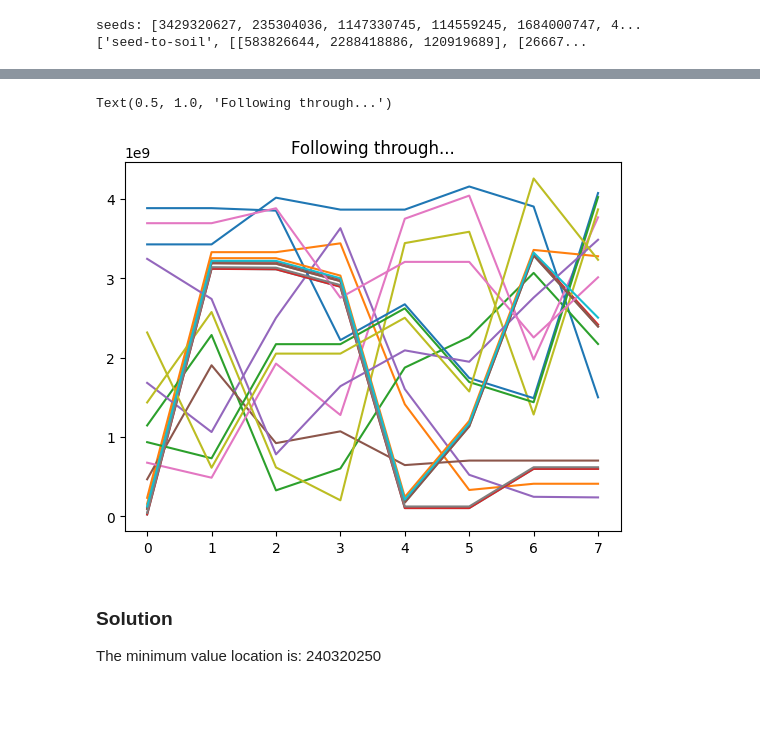
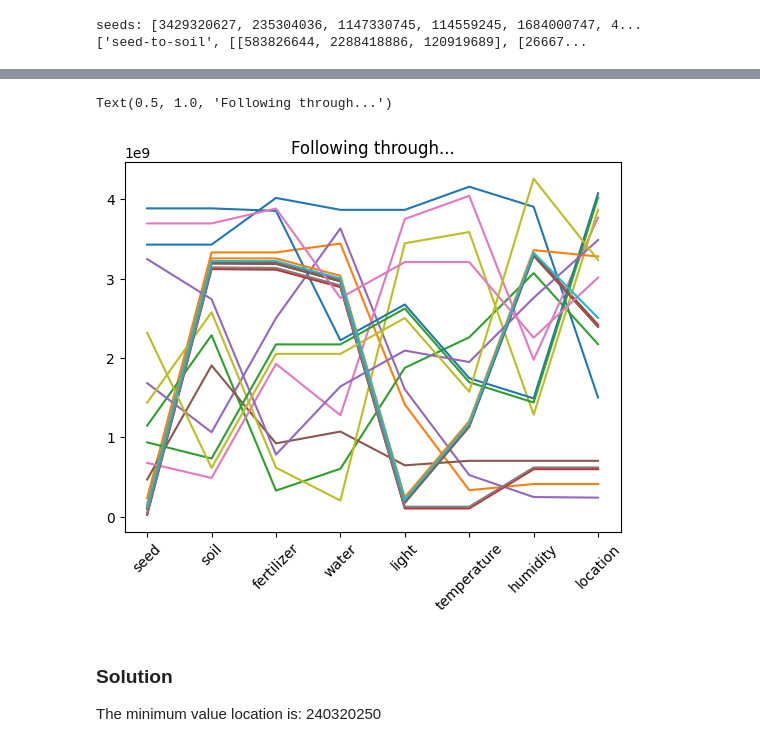
Before and after one commit to nouseforkeys/advent-of-code-23, a Jupyter notebook: day_5.ipynb, the cells around one changed output, grey strips where cells are left out. Drawn from its saved outputs; the diff is of its cells as text; code cells hidden in the pictures; blank space fills up the shorter version.

```diff
--- a/day_5.ipynb
+++ b/day_5.ipynb
@@ -97,12 +98,19 @@ for seed in tqdm(seeds):
         paths[-1].append(temp)
 # %%
 fig, ax = plt.subplots()
+x_vals = list(range(len(path)))
 for path in paths:
-    ax.plot(list(range(len(path))), path)
+    ax.plot(x_vals, path)
+ax.set_xticks(x_vals)
+ax.set_xticklabels(
+    [name.split('-to-')[0] for name, _ in mappers] +
+    [mappers[-1][0].split('-to-')[-1]],
+    rotation=45
+)
 ax.set_title('Following through...')
 # %% [output]
 Text(0.5, 1.0, 'Following through...')
-[figure, old version]
+[figure, new version]
 # %%
 markdown(
     '### Solution',
```
Also changed, not shown: parts of 2 cells of this notebook.
